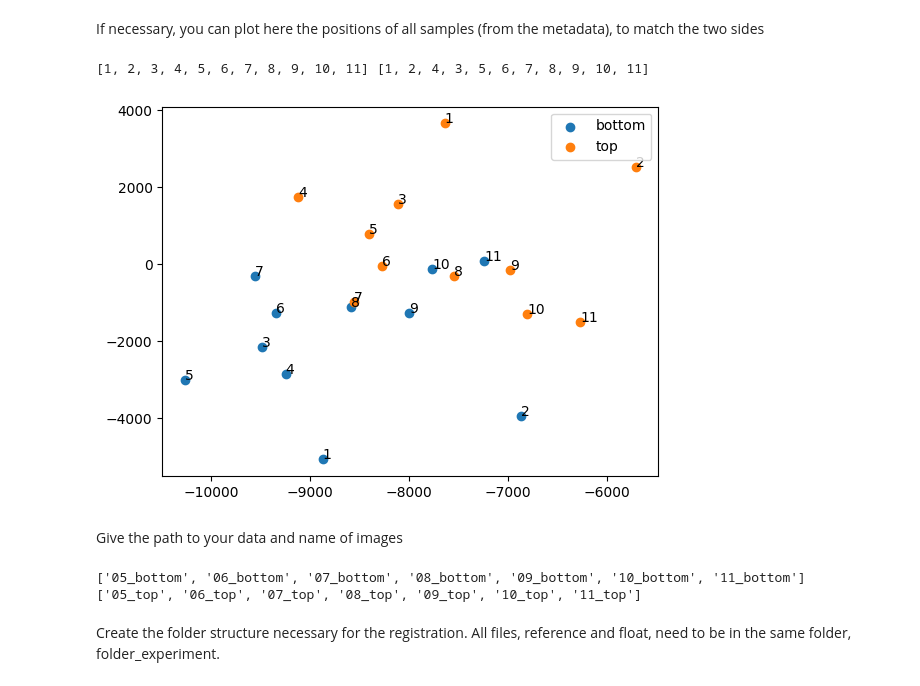
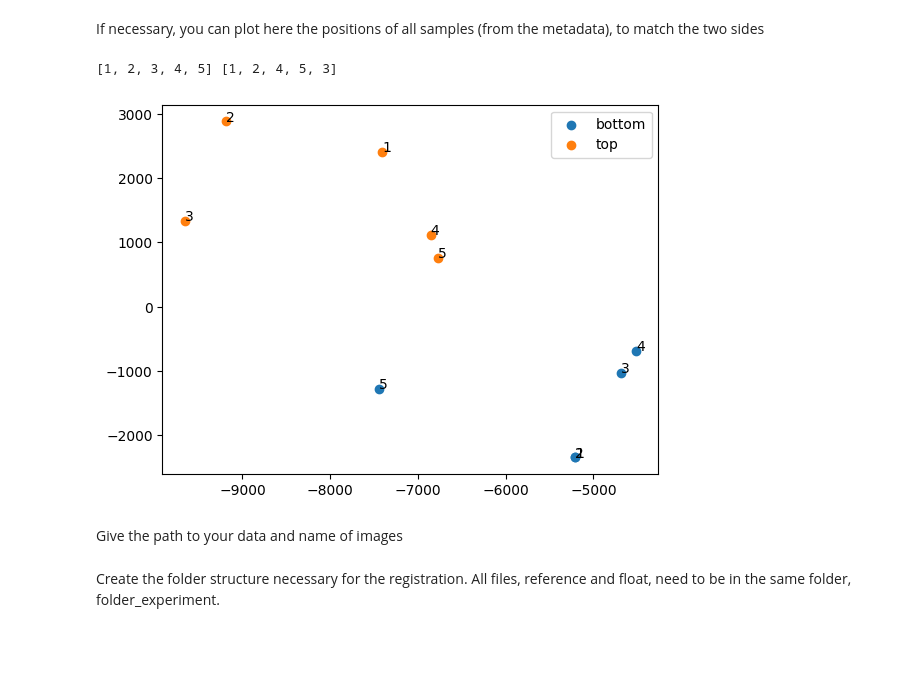
Before and after one commit to GuignardLab/tapenade, a Jupyter notebook: old_notebooks/registration_notebook_Alice.ipynb, the cells around one changed output. Drawn from its saved outputs; the diff is of its cells as text; code cells hidden in the pictures; blank space fills up the shorter version.

```diff
--- a/old_notebooks/registration_notebook_Alice.ipynb
+++ b/old_notebooks/registration_notebook_Alice.ipynb
@@ -12,20 +41,20 @@ pyklb library not found, klb files will not be generated
 # %% [markdown]
 If necessary, you can plot here the positions of all samples (from the metadata), to match the two sides
 # %%
-path = rf'Z:\EqpLenne2\SHARED\Wave_project\2nd_Big_Wave\Big_experiment_wave\Hoechst_FoxA2_Oct4_Bra\72_5h'
-path_bottom_positions=rf'{path}\multipoints_bottom.xml'
-path_top_positions=rf'{path}\multipoints_top.xml'
+path = rf'C:\Users\gros\Downloads'
+path_bottom_positions=rf'{path}\multipoints_big_bottom.xml'
+path_top_positions=rf'{path}\multipoints_big_top.xml'
 
 
 reconstruction.plot_positions(path_bottom_positions=path_bottom_positions,path_top_positions=path_top_positions)
 list_bottom,list_top=reconstruction.associate_top_bottom(
       path_bottom_positions=path_bottom_positions,
     path_top_positions=path_top_positions
 )
 print(list_bottom,list_top)
 # %% [output]
-[1, 2, 3, 4, 5, 6, 7, 8, 9, 10, 11] [1, 2, 4, 3, 5, 6, 7, 8, 9, 10, 11]
+[1, 2, 3, 4, 5] [1, 2, 4, 5, 3]
-[figure, old version]
+[figure, new version]
 # %% [markdown]
 Give the path to your data and name of images
 # %%
@@ -38,21 +67,16 @@ Give the path to your data and name of images
 #list_ref = ["{:02d}_view1.format(i) for i in list_bottom]
 #list_float = ["{:02d}_view2.format(i) for i in list_bottom]
 
-list_ref = ["{:02d}_bottom".format(i) for i in list_bottom]
-list_float = ["{:02d}_top".format(i) for i in list_top[4:]]
-# list_ref=['1_bottom','2_bottom','3_bottom']
-# list_float=['1_top','2_top','4_top']
-print(list_ref)
-print(list_float)
+# list_ref = ["{:01d}_bottom".format(i) for i in list_bottom]
+# list_float = ["{:01d}_top".format(i) for i in list_top]
+list_ref=['1_bottom']
+list_float=['1_top']
 channels = [
 "dapi",
-'foxa2',
-'oct4',
-'bra'
+'ph3',
+'bra',
+'ecad'
 ]  # example of channels. If you have only one channel, just put one element in the list
-# %% [output]
-['05_bottom', '06_bottom', '07_bottom', '08_bottom', '09_bottom', '10_bottom', '11_bottom']
-['05_top', '06_top', '07_top', '08_top', '09_top', '10_top', '11_top']
 # %% [markdown]
 Create the folder structure necessary for the registration. All files, reference and float, need to be in the same folder, folder_experiment.
 # %%
```
Also changed, not shown: parts of 5 cells of this notebook, 2 other files.
